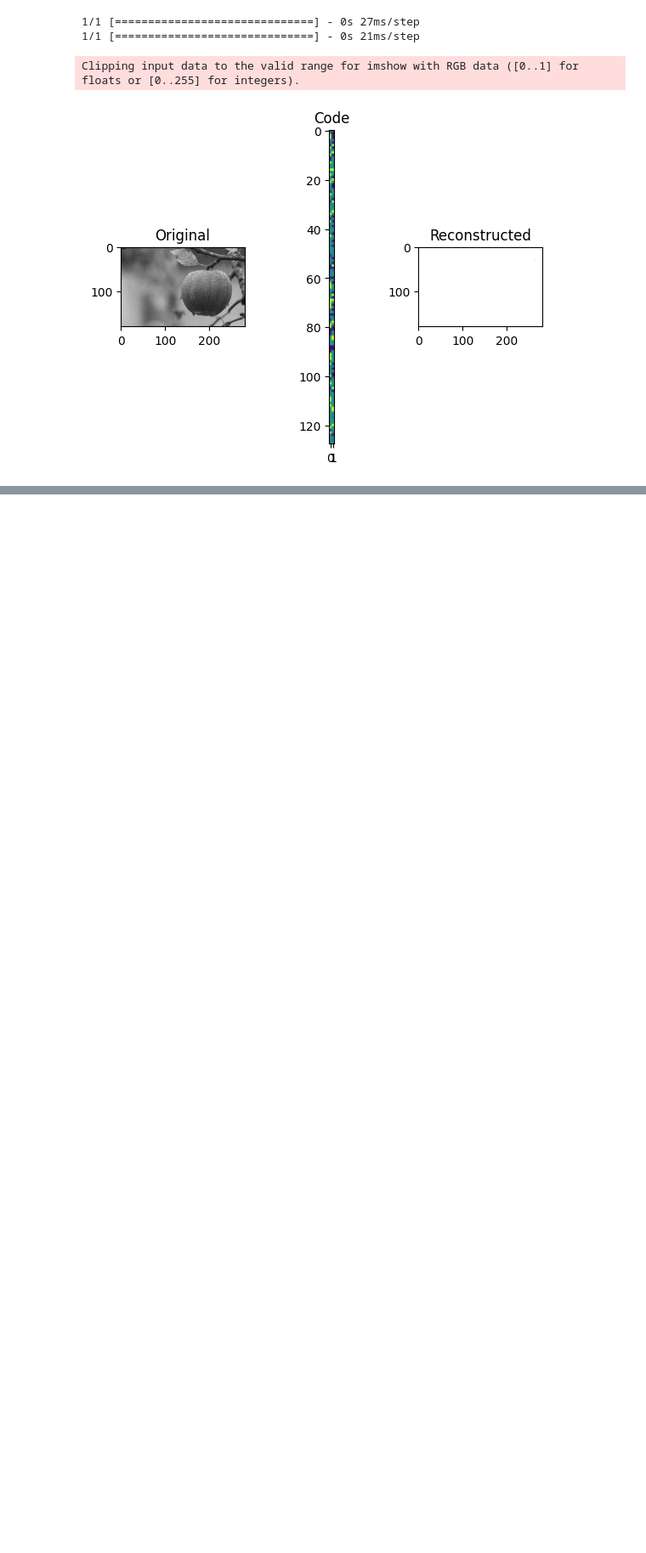
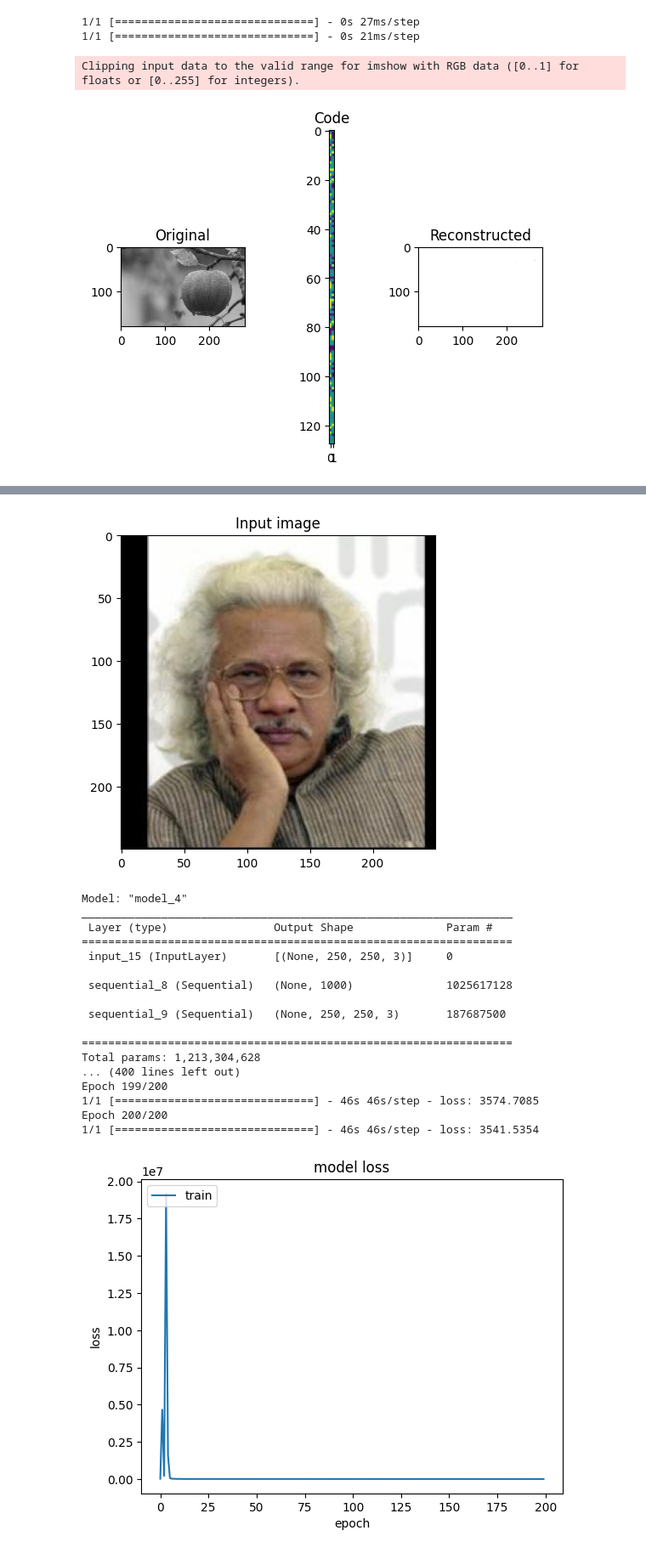
Before and after one commit to sunny2dutta/generate_music, a Jupyter notebook: mit_6.S191/Image_Encode_decode.ipynb, the cells around one changed output, grey strips where cells are left out. Shown at 85% size. Cells and saved outputs as stored; diff of their text form; code cells hidden in the pictures; blank space fills up the shorter version.

```diff
--- a/mit_6.S191/Image_Encode_decode.ipynb
+++ b/mit_6.S191/Image_Encode_decode.ipynb
@@ -201,0 +287,29 @@ Clipping input data to the valid range for imshow with RGB data ([0..1] for floa
+# %%
+image = plt.imread('face.jpg')
+plt.imshow(image)
+plt.title('Input image')
+plt.show()
+
+
+train_encoder, train_decoder = train_autoencoder(image,256)
+visualize(image,train_encoder,train_decoder)
+# %% [output]
+[figure, added]
+Model: "model_4"
+_________________________________________________________________
+ Layer (type)                Output Shape              Param #
+=================================================================
+ input_15 (InputLayer)       [(None, 250, 250, 3)]     0
+
+ sequential_8 (Sequential)   (None, 1000)              1025617128
+
+ sequential_9 (Sequential)   (None, 250, 250, 3)       187687500
+
+=================================================================
+Total params: 1,213,304,628
+... (400 lines left out)
+Epoch 199/200
+1/1 [==============================] - 46s 46s/step - loss: 3574.7085
+Epoch 200/200
+1/1 [==============================] - 46s 46s/step - loss: 3541.5354
+[figure, added]
```
Also changed, not shown: parts of 10 cells of this notebook, 3 other files.
